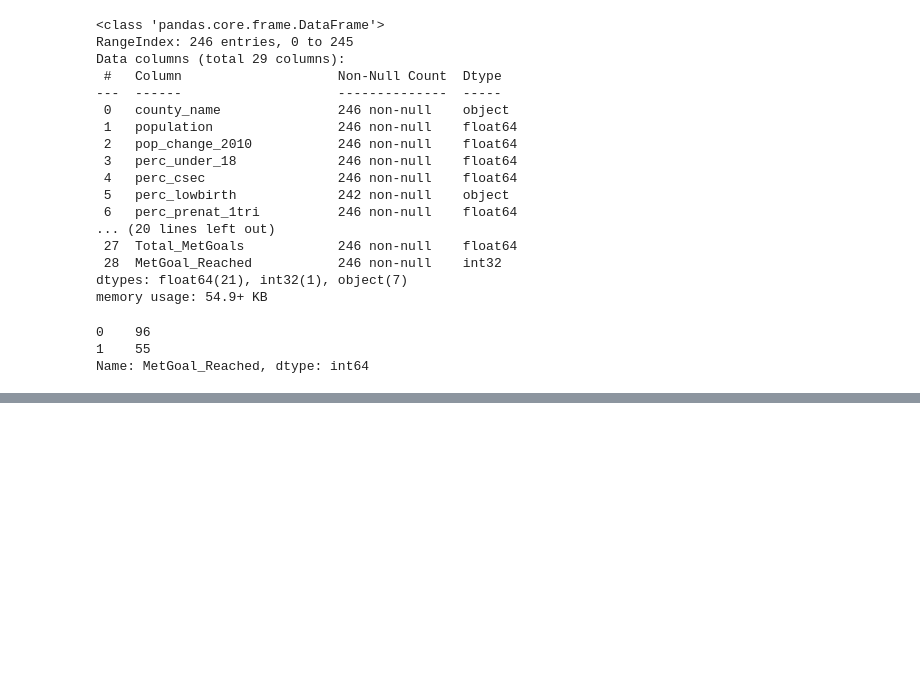
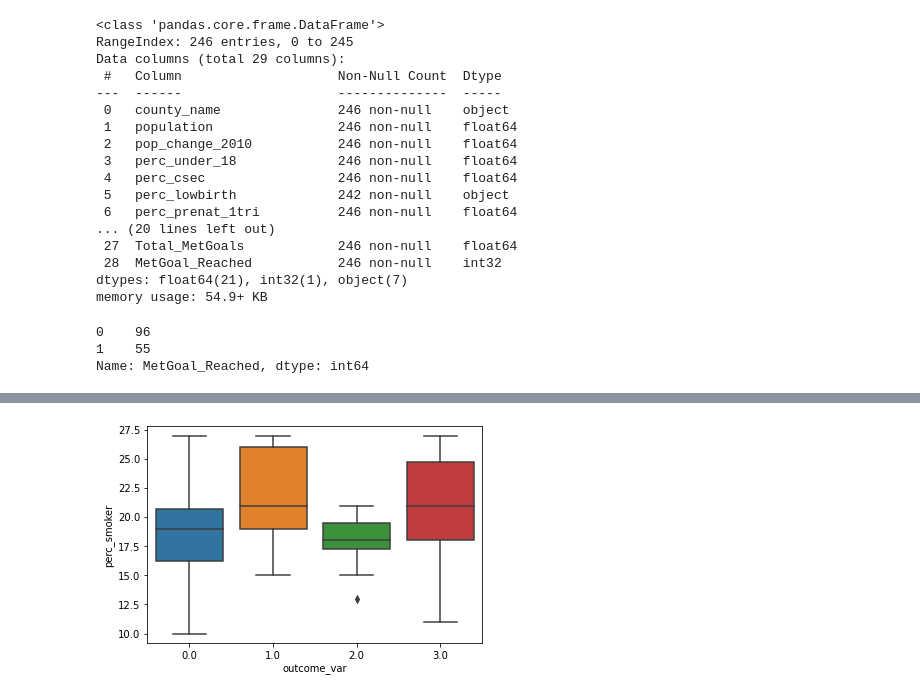
Before and after one commit to cleung-2/dabp_final, a Jupyter notebook: DatasetCreation.ipynb, the cells around one changed output, grey strips where cells are left out. Cells and saved outputs as stored; diff of their text form; code cells hidden in the pictures; blank space fills up the shorter version.

```diff
--- a/DatasetCreation.ipynb
+++ b/DatasetCreation.ipynb
@@ -166,0 +236,5 @@ df3.to_csv('oversampled_health_outcomes.csv', index=False)
+# %%
+sns.boxplot(x='outcome_var', y='perc_smoker', data=df)
+plt.show()
+# %% [output]
+[figure, added]
```
Also changed, not shown: parts of 14 cells of this notebook, 1 other file.
